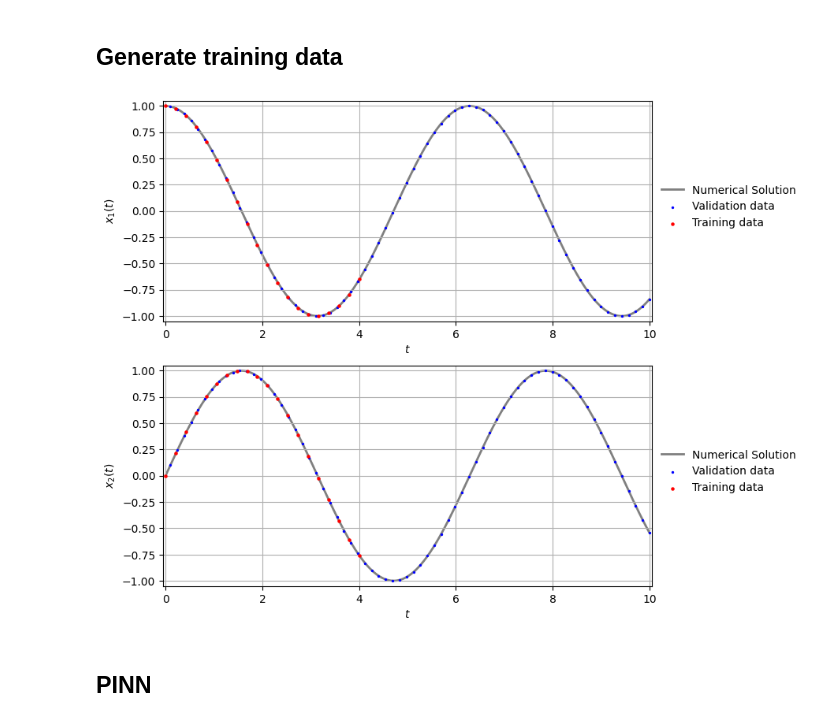
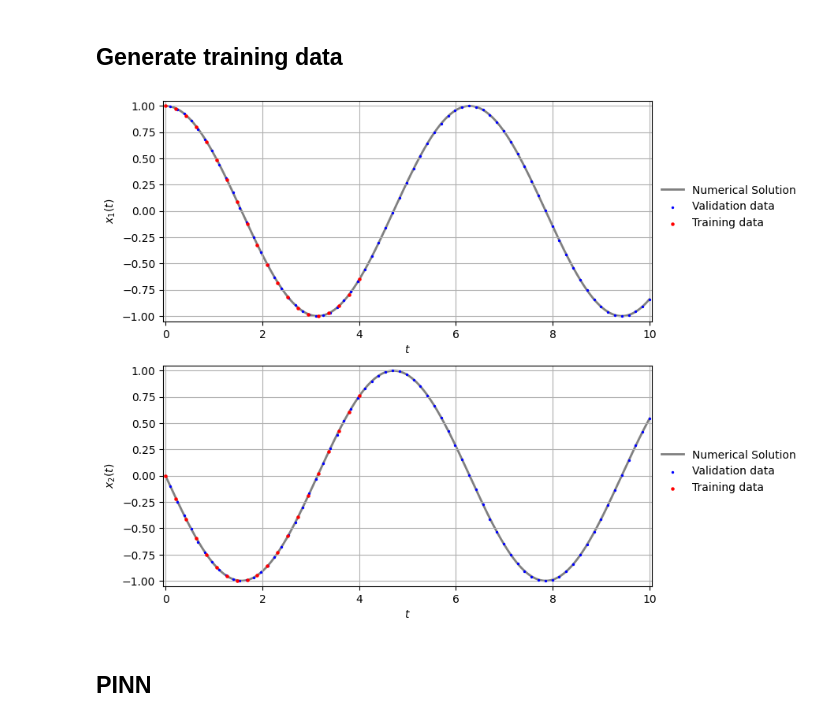
Before and after one commit to Mehdi-Haned/PINNs-Spring2025, a Jupyter notebook: systems/PINN_systems.ipynb, the cells around one changed output. Drawn from its saved outputs; the diff is of its cells as text; code cells hidden in the pictures.

```diff
--- a/systems/PINN_systems.ipynb
+++ b/systems/PINN_systems.ipynb
@@ -28,7 +28,7 @@ t = torch.linspace(ti, tf, N).view(-1,1)
 
 # Numerical Solution
 def ODE(X, t):
-    dXdt = [-X[1], X[0]]
+    dXdt = [X[1], -X[0]]
     return dXdt
 
 solution = torch.from_numpy(odeint(ODE, X0, t.numpy().flatten())).view(-1,2)
@@ -50,34 +50,34 @@ x2_data = training_data[:,1].view(-1,1)
 N_validation = 70
 t_val  = torch.linspace(ti+0.1, tf, N_validation).view(-1,1)
 validation_data = solution[torch.searchsorted(t.flatten(), t_val.flatten()), :]
 x1_val = validation_data[:,0].view(-1,1)
 x2_val = validation_data[:,1].view(-1,1)
 
 fig, axes = plt.subplots(nrows=2, ncols=1, figsize=(8, 8))
 
 axes[0].plot(t, x1, label="Numerical Solution", color='grey', lw=2, alpha=1, linestyle='-', zorder=1)
 axes[0].scatter(t_val, x1_val, color="blue", label="Validation data", s=2, zorder=2)
 axes[0].scatter(t_data, x1_data, color="red", label="Training data", s=5, zorder=3)
 axes[0].set_xlim(ti-.05, tf+0.05)
 axes[0].set_ylim(-x1_max-.05, x1_max+0.05)
 axes[0].set_xlabel('$t$')
 axes[0].set_ylabel('$x_1(t)$')
 axes[0].legend(frameon=False, loc=(1.01, 0.40))
 axes[0].grid()
 
 axes[1].plot(t, x2, label="Numerical Solution", color='grey', lw=2, alpha=1, linestyle='-', zorder=1)
 axes[1].scatter(t_val, x2_val, color="blue", label="Validation data", s=2, zorder=2)
 axes[1].scatter(t_data, x2_data, color="red", label="Training data", s=5, zorder=3)
 axes[1].set_xlim(ti-.05, tf+0.05)
 axes[1].set_ylim(-x2_max-.05, x2_max+0.05)
 axes[1].set_xlabel('$t$')
 axes[1].set_ylabel('$x_2(t)$')
 axes[1].legend(frameon=False, loc=(1.01, 0.40))
 axes[1].grid()
 
 plt.show()
 # %% [output]
-[figure, old version]
+[figure, new version]
 # %% [markdown]
 ## PINN
 # %%
```
Also changed, not shown: parts of 1 cell of this notebook, 1 other file.
